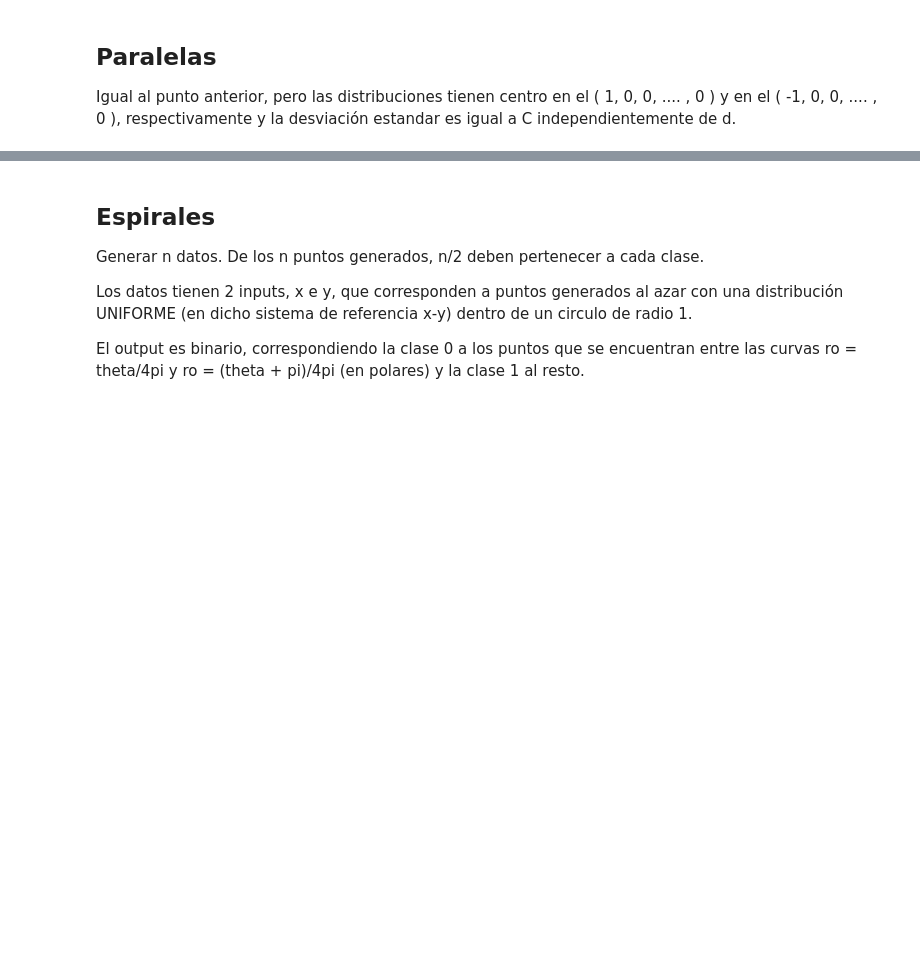
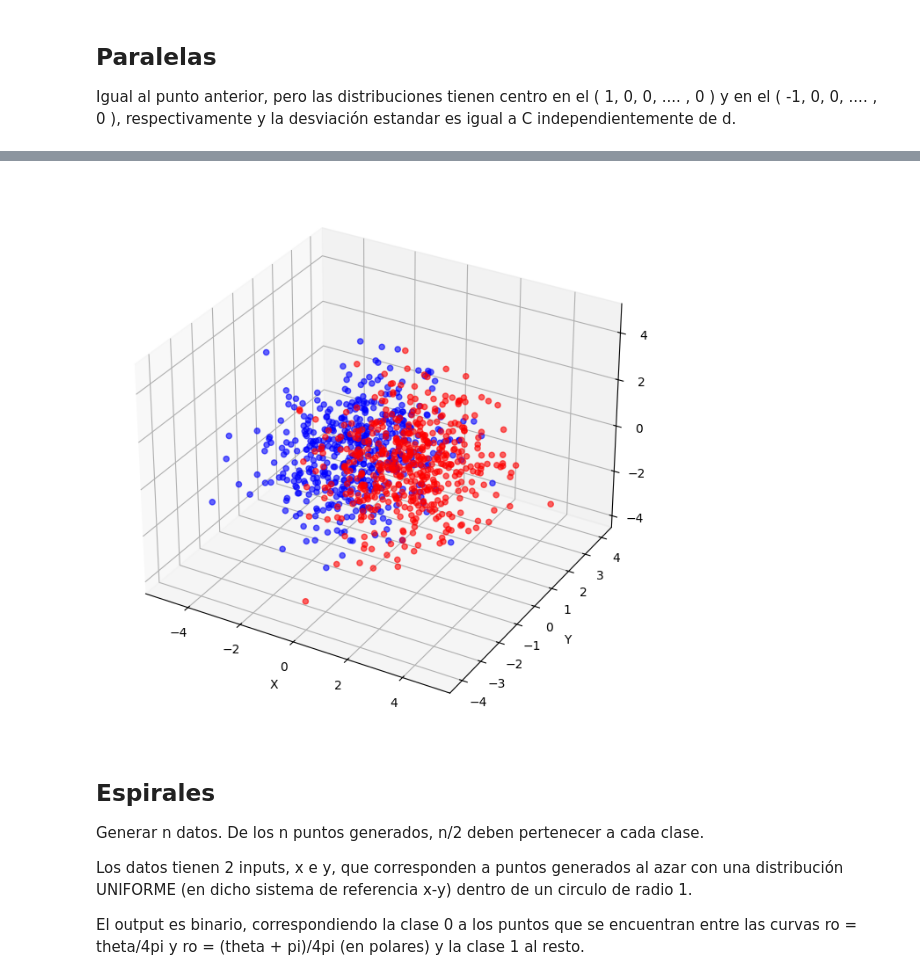
Before and after one commit to Tinch334/TP_2_IIA, a Jupyter notebook: IIA_Trabajo_Práctico_2a_Generacion.ipynb, the cells around one changed output, grey strips where cells are left out. Saved outputs shown, nothing was run; the diff lists cells and outputs as text; code cells hidden in the pictures; blank space fills up the shorter version.

```diff
--- a/IIA_Trabajo_Práctico_2a_Generacion.ipynb
+++ b/IIA_Trabajo_Práctico_2a_Generacion.ipynb
@@ -124,3 +129,20 @@ plt.show()
+# %%
+para_X, para_y = paralelas(3, 0.75, 1000)
+
+plt.close()
+fig = plt.figure(figsize=(10, 8))
+ax = fig.add_subplot(111, projection='3d')
+
+ax.scatter(para_X[para_y == 0, 0], para_X[para_y == 0, 1], para_X[para_y == 0, 2], c='blue', label='Class 0', alpha=0.6)
+ax.scatter(para_X[para_y == 1, 0], para_X[para_y == 1, 1], para_X[para_y == 1, 2], c='red', label='Class 1', alpha=0.6)
+
+ax.set_xlabel('X')
+ax.set_ylabel('Y')
+ax.set_zlabel('Z')
+
+plt.show()
+# %% [output]
+[figure, added]
 # %% [markdown]
 ## Espirales
 
```
Also changed, not shown: parts of 9 cells of this notebook.
